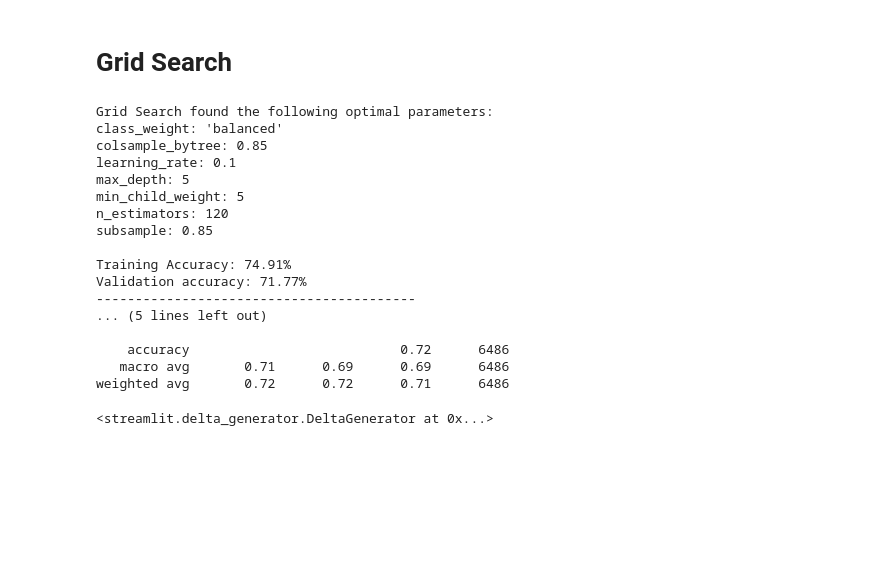
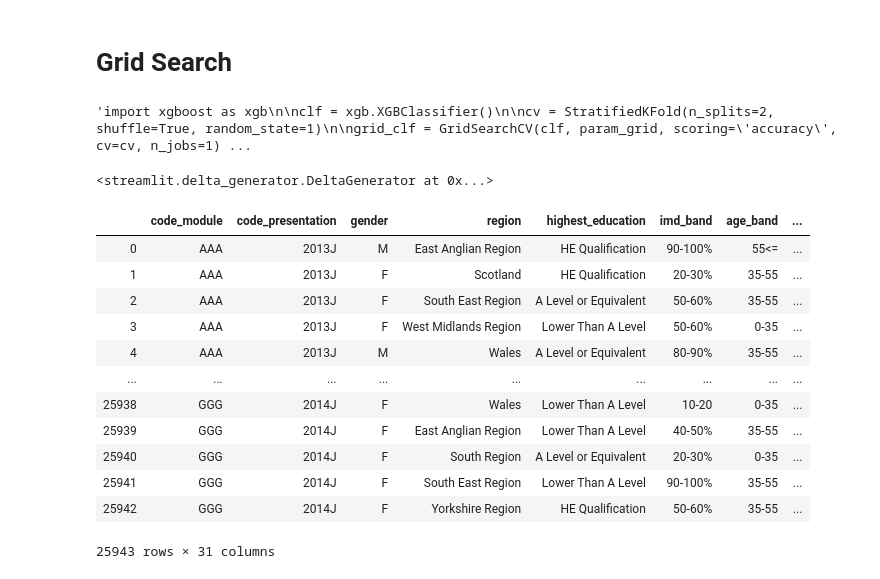
Before and after one commit to MikeTD12/capstone, a Jupyter notebook: Capstone.ipynb, the cells around one changed output. Saved outputs shown, nothing was run; the diff lists cells and outputs as text; code cells hidden in the pictures; blank space fills up the shorter version.

```diff
--- a/Capstone.ipynb
+++ b/Capstone.ipynb
@@ -26,7 +26,7 @@ sa = pd.read_csv('studentAssessment.csv') #merged - stu_a
 si = pd.read_csv('studentInfo.csv') #merged - s
 sr = pd.read_csv('studentRegistration.csv') #merged - s
 vle = pd.read_csv('vle.csv') #merged - cla
-svle = pd.read_csv('student_svle_clean.csv.zip') #merged - cla
+svle = pd.read_csv('student_svle_clean.csv') #merged - cla
 # %%
 pd.set_option('display.max_columns', 500)
 # %% [markdown]
@@ -207,25 +207,25 @@ print('-----------------------------------------')
 print(f'Null score: {ns}')
 print(classification_report(y_test, val_preds))'''
 # %% [output]
-Grid Search found the following optimal parameters:
-class_weight: 'balanced'
-colsample_bytree: 0.85
-learning_rate: 0.1
-max_depth: 5
-min_child_weight: 5
-n_estimators: 120
-subsample: 0.85
-
-Training Accuracy: 74.91%
-Validation accuracy: 71.77%
------------------------------------------
-... (5 lines left out)
-
-    accuracy                           0.72      6486
-   macro avg       0.71      0.69      0.69      6486
-weighted avg       0.72      0.72      0.71      6486
+'import xgboost as xgb\n\nclf = xgb.XGBClassifier()\n\ncv = StratifiedKFold(n_splits=2, shuffle=True, random_state=1)\n\ngrid_clf = GridSearchCV(clf, param_grid, scoring=\'accuracy\', cv=cv, n_jobs=1) ...
 # %%
 st.title('Open University - machine learning')
 st.dataframe(df, 10000, 700)
 # %% [output]
 <streamlit.delta_generator.DeltaGenerator at 0x...>
+# %%
+df
+# %% [output]
+|  | code_module | code_presentation | gender | region | highest_education | imd_band | age_band | ... |
+| 0 | AAA | 2013J | M | East Anglian Region | HE Qualification | 90-100% | 55<= | ... |
+| 1 | AAA | 2013J | F | Scotland | HE Qualification | 20-30% | 35-55 | ... |
+| 2 | AAA | 2013J | F | South East Region | A Level or Equivalent | 50-60% | 35-55 | ... |
+| 3 | AAA | 2013J | F | West Midlands Region | Lower Than A Level | 50-60% | 0-35 | ... |
+| 4 | AAA | 2013J | M | Wales | A Level or Equivalent | 80-90% | 35-55 | ... |
+| ... | ... | ... | ... | ... | ... | ... | ... | ... |
+| 25938 | GGG | 2014J | F | Wales | Lower Than A Level | 10-20 | 0-35 | ... |
+| 25939 | GGG | 2014J | F | East Anglian Region | Lower Than A Level | 40-50% | 35-55 | ... |
+| 25940 | GGG | 2014J | F | South Region | A Level or Equivalent | 20-30% | 0-35 | ... |
+| 25941 | GGG | 2014J | F | South East Region | Lower Than A Level | 90-100% | 35-55 | ... |
+| 25942 | GGG | 2014J | F | Yorkshire Region | HE Qualification | 50-60% | 35-55 | ... |
+25943 rows × 31 columns
```
Also changed, not shown: 4 other files.
